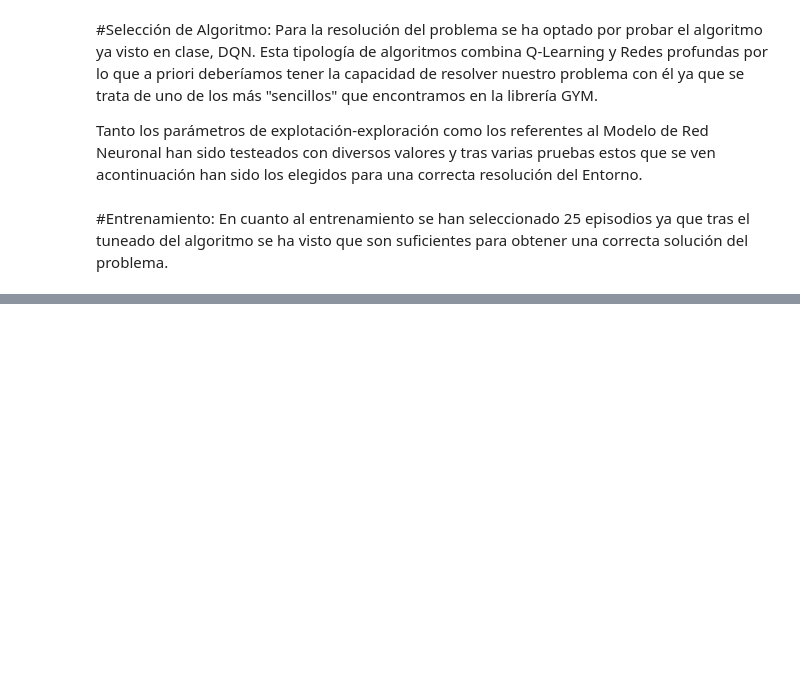
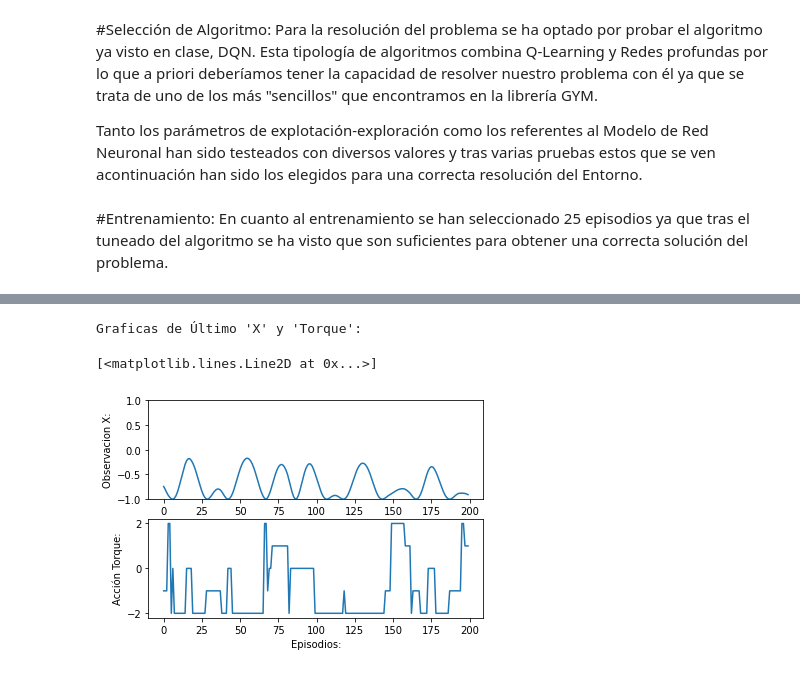
Before and after one commit to AlvaroUriel/idal_ia3, a Jupyter notebook: pendulumExample3.ipynb, the cells around one changed output, grey strips where cells are left out. Cells and saved outputs as stored; diff of their text form; code cells hidden in the pictures; blank space fills up the shorter version.

```diff
--- a/pendulumExample3.ipynb
+++ b/pendulumExample3.ipynb
@@ -242,0 +246,13 @@ Graficas de 'X' y 'Torque':
+# %%
+print("Graficas de Último 'X' y 'Torque':")
+figure1, axis1 = plt.subplots(2)
+
+axis1[0].set(ylabel="Observacion X:", xlabel="Episodios:")
+axis1[1].set(ylabel="Acción Torque:", xlabel="Episodios:")
+
+axis1[0].plot([i for i in range(0, 200, 1)], lastTemp[::1])
+axis1[1].plot([i for i in range(0, 200, 1)], lastTorque[::1])
+# %% [output]
+Graficas de Último 'X' y 'Torque':
+[<matplotlib.lines.Line2D at 0x...>]
+[figure, added]
```
Also changed, not shown: parts of 4 cells of this notebook.
